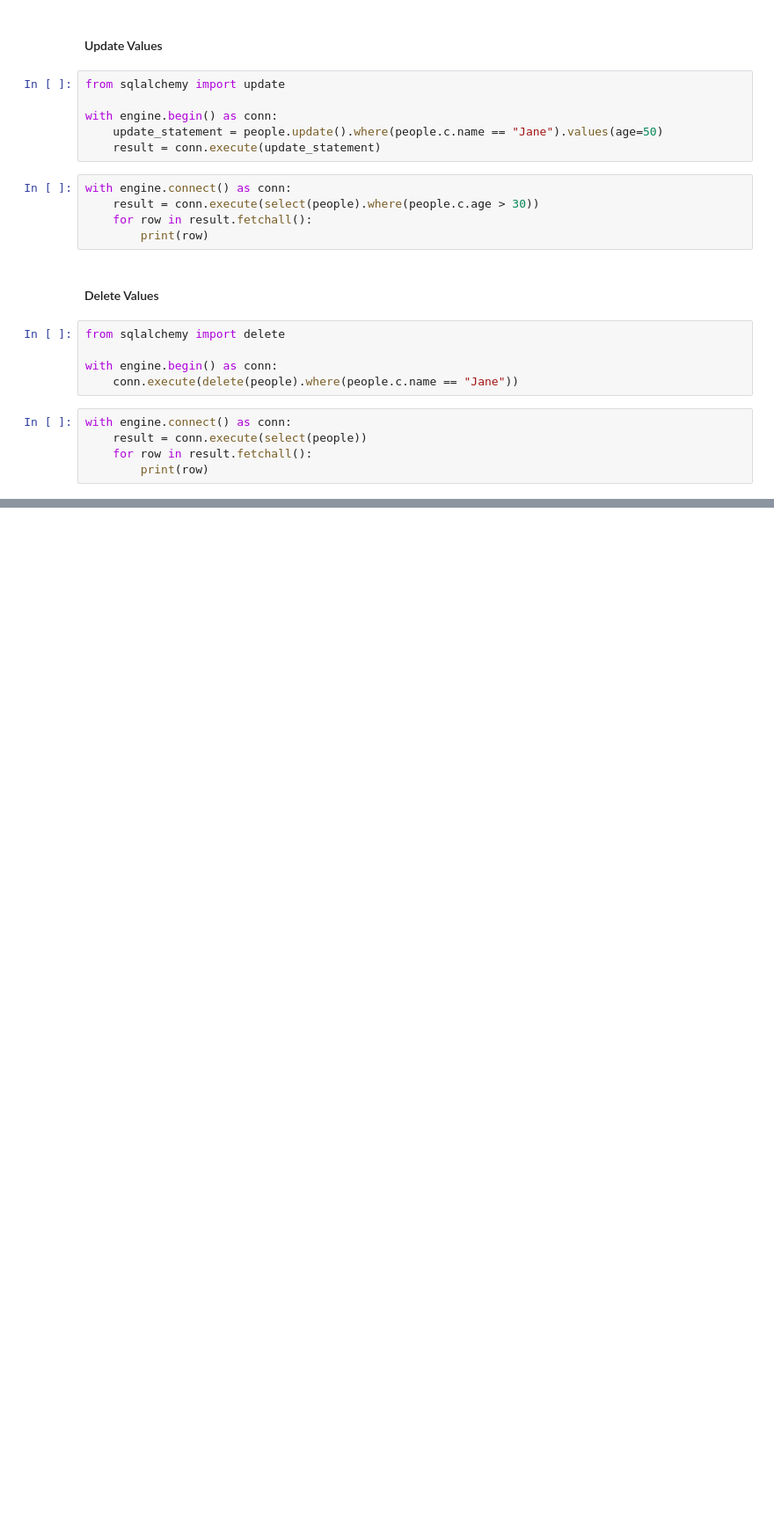
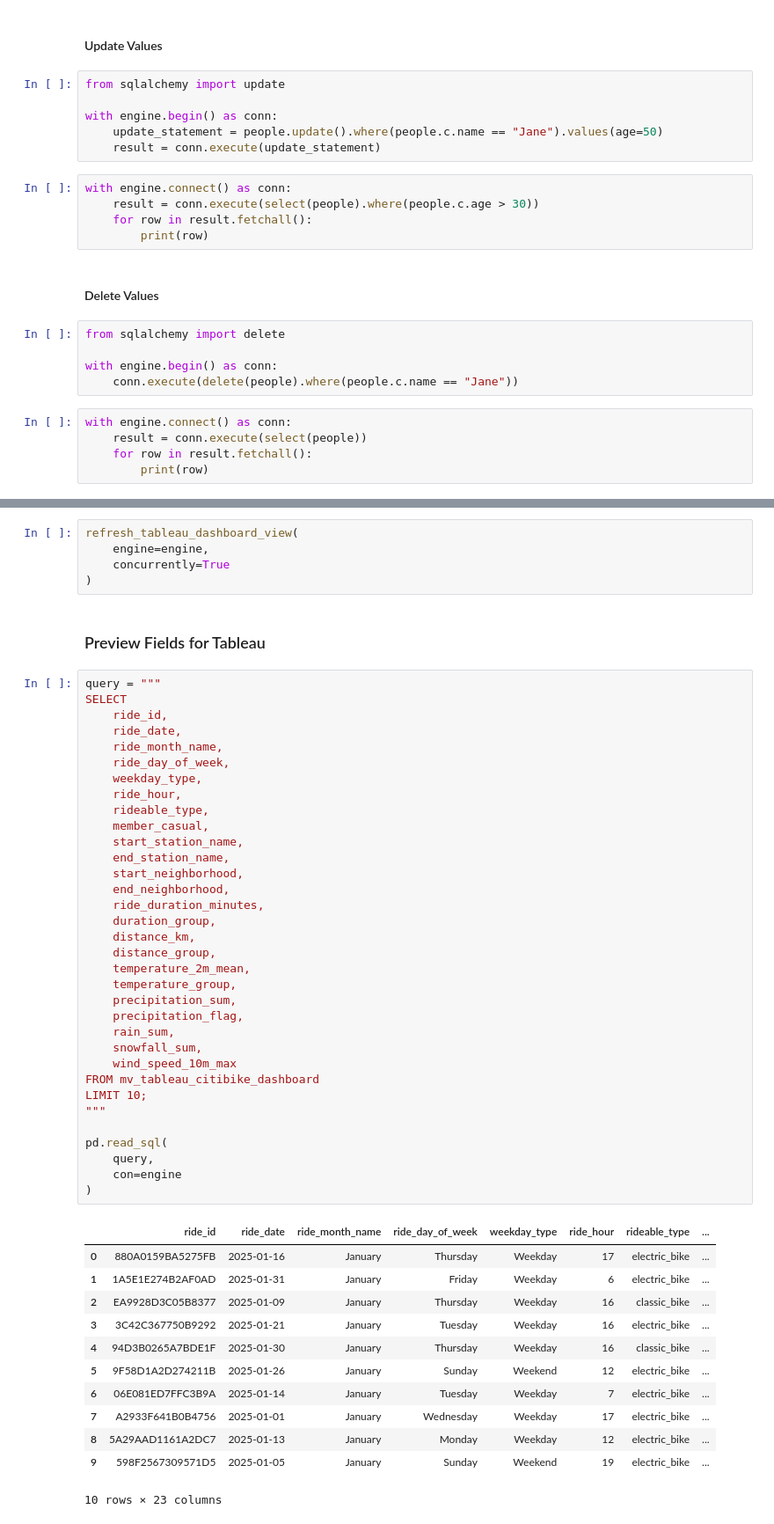
Before and after one commit to VahYavryan/citibike_project, a Jupyter notebook: notebook/06_sqlalchemy_with_citibike.ipynb, the cells around one changed output, grey strips where cells are left out. Shown at 88% size. Cells and saved outputs as stored; diff of their text form; blank space fills up the shorter version.

```diff
--- a/notebook/06_sqlalchemy_with_citibike.ipynb
+++ b/notebook/06_sqlalchemy_with_citibike.ipynb
@@ -809,0 +1123,54 @@ with engine.connect() as conn:
+# %%
+refresh_tableau_dashboard_view(
+    engine=engine,
+    concurrently=True
+)
+# %% [markdown]
+### Preview Fields for Tableau
+# %%
+query = """
+SELECT
+    ride_id,
+    ride_date,
+    ride_month_name,
+    ride_day_of_week,
+    weekday_type,
+    ride_hour,
+    rideable_type,
+    member_casual,
+    start_station_name,
+    end_station_name,
+    start_neighborhood,
+    end_neighborhood,
+    ride_duration_minutes,
+    duration_group,
+    distance_km,
+    distance_group,
+    temperature_2m_mean,
+    temperature_group,
+    precipitation_sum,
+    precipitation_flag,
+    rain_sum,
+    snowfall_sum,
+    wind_speed_10m_max
+FROM mv_tableau_citibike_dashboard
+LIMIT 10;
+"""
+
+pd.read_sql(
+    query,
+    con=engine
+)
+# %% [output]
+|  | ride_id | ride_date | ride_month_name | ride_day_of_week | weekday_type | ride_hour | rideable_type | ... |
+| 0 | 880A0159BA5275FB | 2025-01-16 | January | Thursday | Weekday | 17 | electric_bike | ... |
+| 1 | 1A5E1E274B2AF0AD | 2025-01-31 | January | Friday | Weekday | 6 | electric_bike | ... |
+| 2 | EA9928D3C05B8377 | 2025-01-09 | January | Thursday | Weekday | 16 | classic_bike | ... |
+| 3 | 3C42C367750B9292 | 2025-01-21 | January | Tuesday | Weekday | 16 | electric_bike | ... |
+| 4 | 94D3B0265A7BDE1F | 2025-01-30 | January | Thursday | Weekday | 16 | classic_bike | ... |
+| 5 | 9F58D1A2D274211B | 2025-01-26 | January | Sunday | Weekend | 12 | electric_bike | ... |
+| 6 | 06E081ED7FFC3B9A | 2025-01-14 | January | Tuesday | Weekday | 7 | electric_bike | ... |
+| 7 | A2933F641B0B4756 | 2025-01-01 | January | Wednesday | Weekday | 17 | electric_bike | ... |
+| 8 | 5A29AAD1161A2DC7 | 2025-01-13 | January | Monday | Weekday | 12 | electric_bike | ... |
+| 9 | 598F2567309571D5 | 2025-01-05 | January | Sunday | Weekend | 19 | electric_bike | ... |
+10 rows × 23 columns
```
Also changed, not shown: parts of 20 cells of this notebook.
